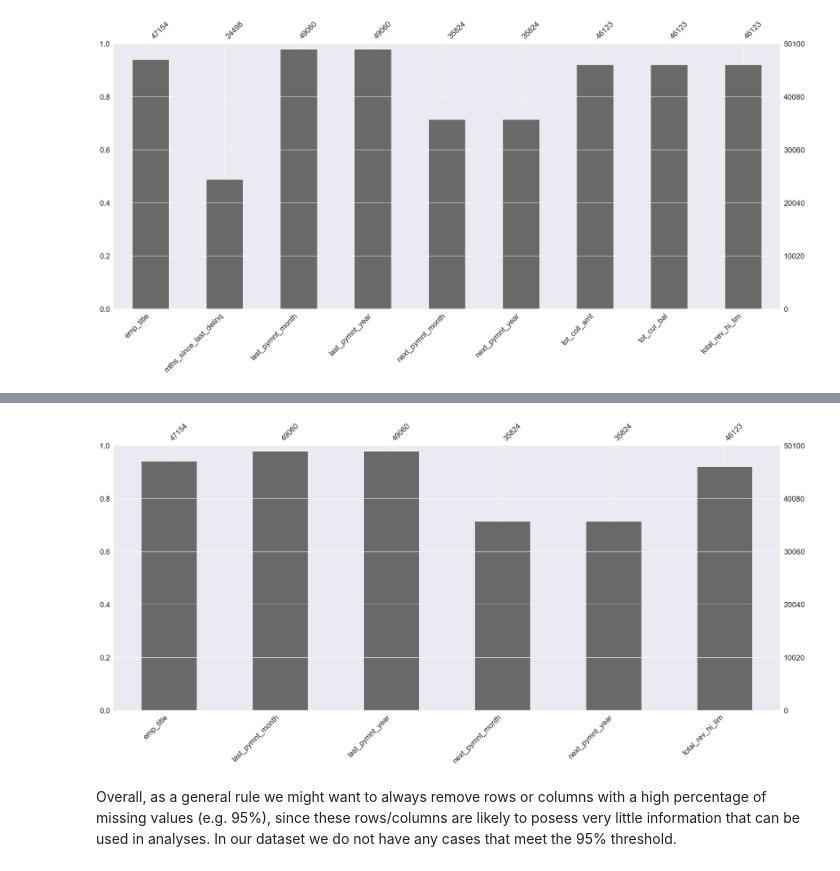
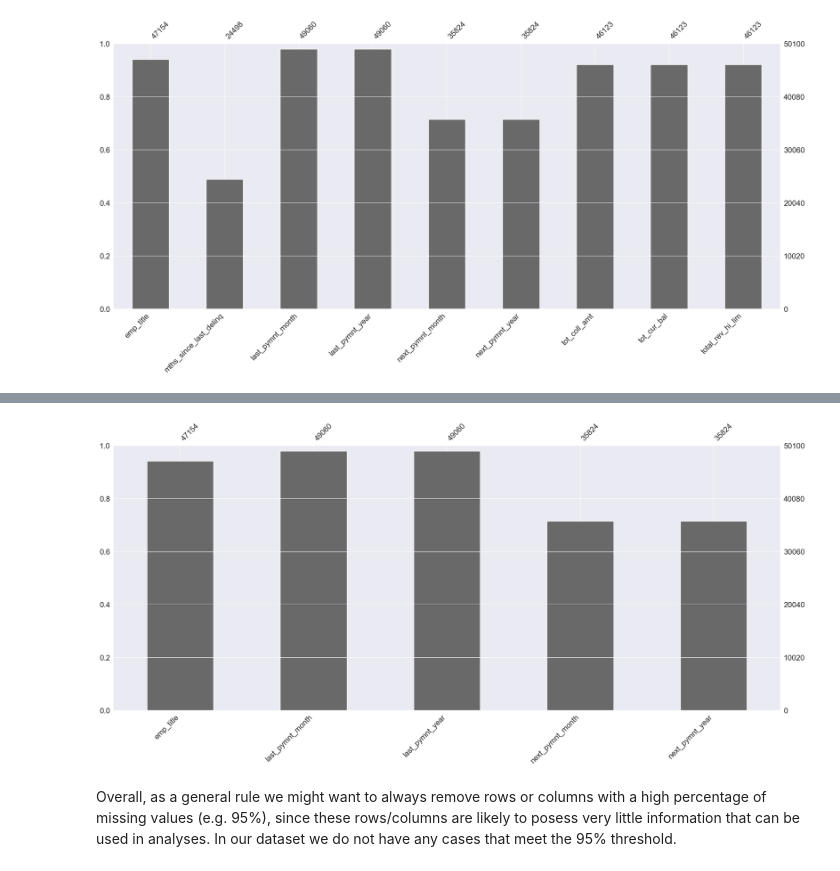
Before and after one commit to ykipfer/data_wrangling_testat, a Jupyter notebook: identify_dq_issues.ipynb, the cells around one changed output, grey strips where cells are left out. Saved outputs shown, nothing was run; the diff lists cells and outputs as text; code cells hidden in the pictures.

```diff
--- a/identify_dq_issues.ipynb
+++ b/identify_dq_issues.ipynb
@@ -110,13 +112,14 @@ In the output above, we can see that **mths_since_last_delinq**, **next_pymnt_mo
 # %%
 # impute missing values
 df['mths_since_last_delinq'] = df['mths_since_last_delinq'].fillna(0)
 df['tot_cur_bal'] = df['tot_cur_bal'].fillna(0)
 df['tot_coll_amt'] = df['tot_coll_amt'].fillna(0)
+df['total_rev_hi_lim'] = df['total_rev_hi_lim'].fillna(0)
 
 # check if missing values have been imputed
 plot_missing_data(df)
 # %% [output]
-[figure, old version]
+[figure, new version]
 # %% [markdown]
 Overall, as a general rule we might want to always remove rows or columns with a high percentage of missing values (e.g. 95%), since these rows/columns are likely to posess very little information that can be used in analyses. In our dataset we do not have any cases that meet the 95% threshold.
 # %%
```
Also changed, not shown: parts of 10 cells of this notebook, 2 other files.
